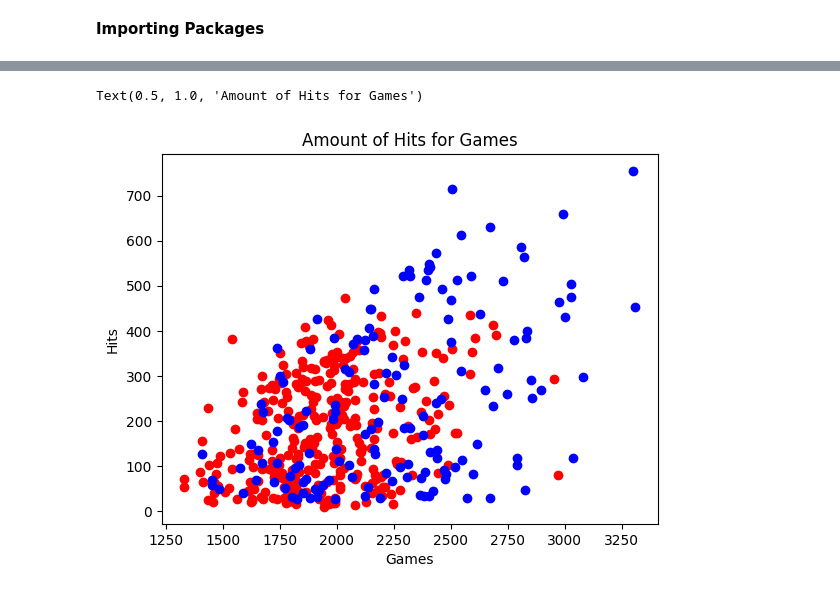
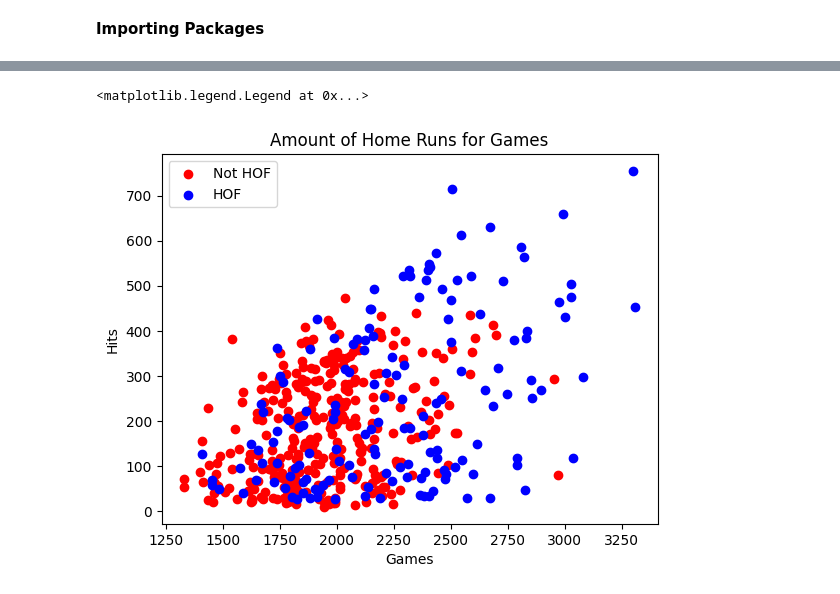
Before and after one commit to A-Peoples/DSRP_Project, a Jupyter notebook: Data_Science_Project_2025.ipynb, the cells around one changed output, grey strips where cells are left out. Saved outputs shown, nothing was run; the diff lists cells and outputs as text; code cells hidden in the pictures.

```diff
--- a/Data_Science_Project_2025.ipynb
+++ b/Data_Science_Project_2025.ipynb
@@ -41,13 +41,15 @@ no_hof_df = df.loc[df['HOF'] == 0]
 # %%
 plt.scatter(no_hof_df['G'], no_hof_df['Home_Runs'], color='red')
 plt.xlabel('Games')
 plt.ylabel('Hits')
 plt.title('Amount of Hits for Games')
 
 plt.scatter(hof_df['G'], hof_df['Home_Runs'], color='blue')
 plt.xlabel('Games')
 plt.ylabel('Hits')
-plt.title('Amount of Hits for Games')
+plt.title('Amount of Home Runs for Games')
+
+plt.legend(["Not HOF", "HOF"])
 # %% [output]
-Text(0.5, 1.0, 'Amount of Hits for Games')
+<matplotlib.legend.Legend at 0x...>
-[figure, old version]
+[figure, new version]
```
Also changed, not shown: parts of 4 cells of this notebook.
